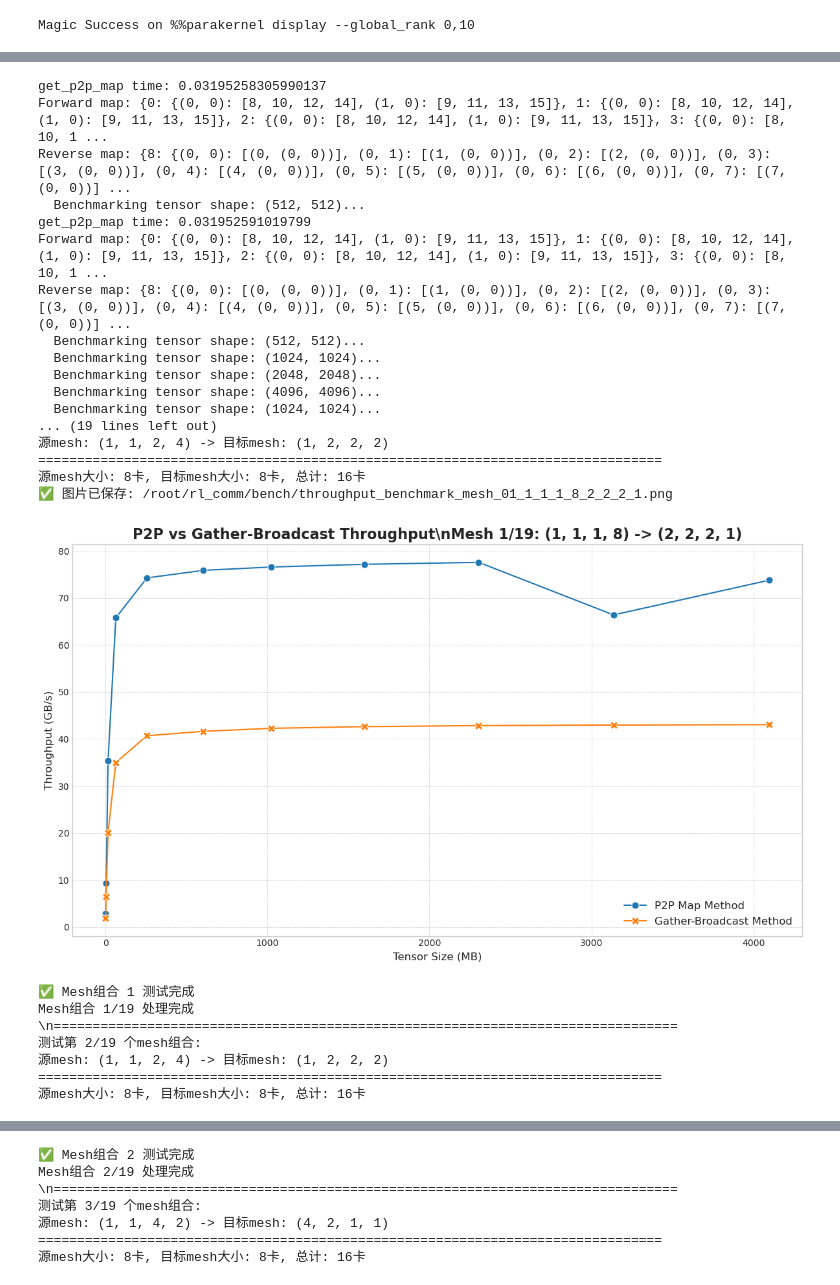
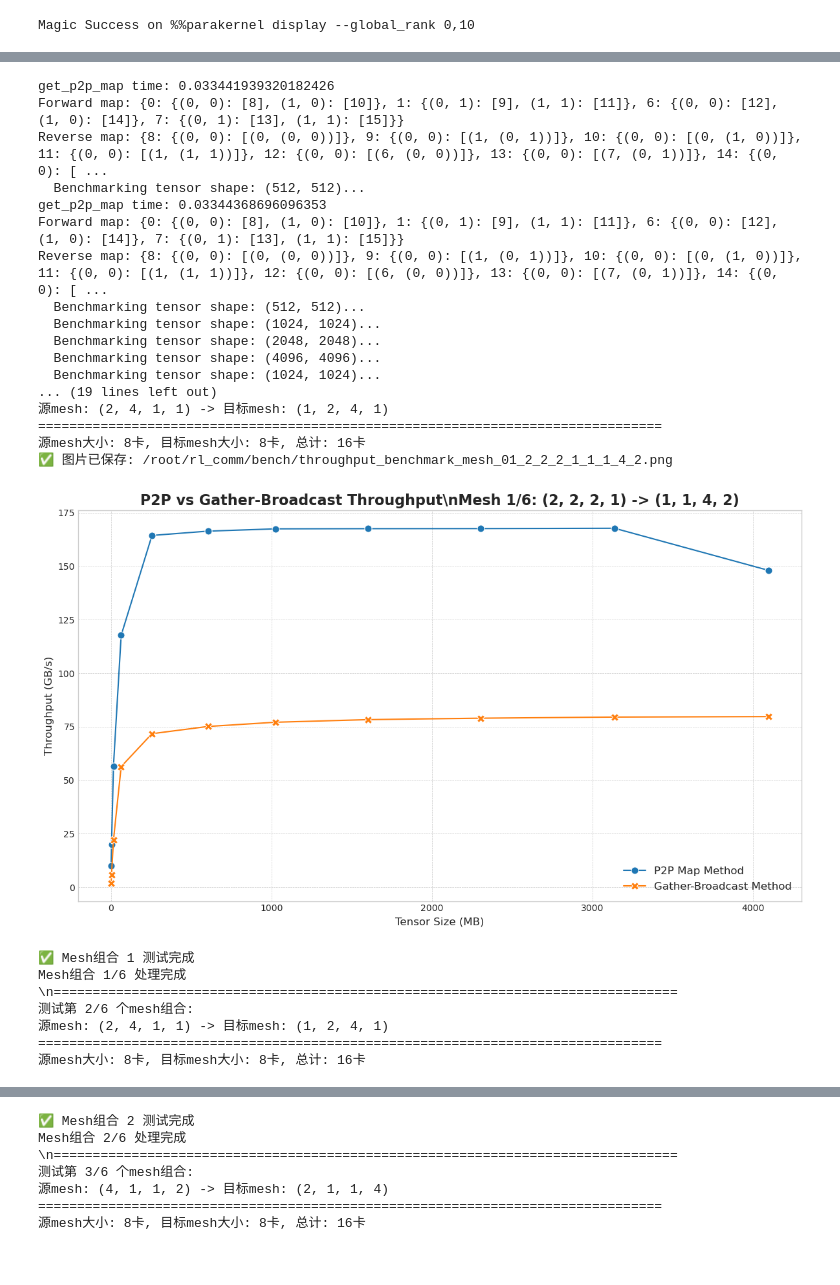
Before and after one commit to cmriat/Etha, a Jupyter notebook: bench/benchmark.ipynb, the cells around one changed output, grey strips where cells are left out. Saved outputs shown, nothing was run; the diff lists cells and outputs as text; code cells hidden in the pictures.

```diff
--- a/bench/benchmark.ipynb
+++ b/bench/benchmark.ipynb
@@ -70,19 +70,19 @@ tensor_shapes = [
 # 混合不同的source和target组合
 mesh_combinations = [
     # 8+8=16的不同组合
-    ((1, 1, 1, 8), (2, 2, 2, 1)),  # 线性 vs 紧凑
-    ((1, 1, 2, 4), (1, 2, 2, 2)),  # 中等 vs 平衡
-    ((1, 1, 4, 2), (4, 2, 1, 1)),  # 宽 vs 高
-    ((1, 2, 1, 4), (1, 4, 2, 1)),  # 不同维度分布
-    ((1, 2, 2, 2), (2, 1, 4, 1)),  # 平衡 vs 长条
-    ((1, 2, 4, 1), (8, 1, 1, 1)),  # 扁平 vs 线性
-    ((1, 4, 1, 2), (1, 1, 8, 1)),  # 中等 vs 单维
-    ((1, 4, 2, 1), (1, 8, 1, 1)),  # 宽 vs 深
-    ((1, 8, 1, 1), (2, 2, 1, 2)),  # 单维 vs 分布
-    ((2, 1, 1, 4), (1, 1, 2, 4)),  # 长 vs 宽
-    ((2, 1, 2, 2), (1, 2, 1, 4)),  # 方形 vs 线性
-    ((2, 1, 4, 1), (4, 1, 2, 1)),  # 条状 vs 条状
-    ((2, 2, 1, 2), (1, 4, 1, 2)),  # 原始 vs 变形
+    # ((1, 1, 1, 8), (2, 2, 2, 1)),  # 线性 vs 紧凑
+    # ((1, 1, 2, 4), (1, 2, 2, 2)),  # 中等 vs 平衡
+    # ((1, 1, 4, 2), (4, 2, 1, 1)),  # 宽 vs 高
+    # ((1, 2, 1, 4), (1, 4, 2, 1)),  # 不同维度分布
+    # ((1, 2, 2, 2), (2, 1, 4, 1)),  # 平衡 vs 长条
+    # ((1, 2, 4, 1), (8, 1, 1, 1)),  # 扁平 vs 线性
+    # ((1, 4, 1, 2), (1, 1, 8, 1)),  # 中等 vs 单维
+    # ((1, 4, 2, 1), (1, 8, 1, 1)),  # 宽 vs 深
+    # ((1, 8, 1, 1), (2, 2, 1, 2)),  # 单维 vs 分布
+    # ((2, 1, 1, 4), (1, 1, 2, 4)),  # 长 vs 宽
+    # ((2, 1, 2, 2), (1, 2, 1, 4)),  # 方形 vs 线性
+    # ((2, 1, 4, 1), (4, 1, 2, 1)),  # 条状 vs 条状
+    # ((2, 2, 1, 2), (1, 4, 1, 2)),  # 原始 vs 变形
     ((2, 2, 2, 1), (1, 1, 4, 2)),  # 立方 vs 扁平
     ((2, 4, 1, 1), (1, 2, 4, 1)),  # 矩形不同方向
     ((4, 1, 1, 2), (2, 1, 1, 4)),  # 对称变换
@@ -135,9 +135,6 @@ for mesh_idx, (source_mesh_shape, target_mesh_shape) in enumerate(mesh_combinati
         source_specs,
         current_target_mesh,
         target_specs,
-        rank,
-        source_world_size,
-        target_world_size,
         device,
     )
     map_time = (time.perf_counter() - start_time) / profile_iter
@@ -166,7 +163,6 @@ for mesh_idx, (source_mesh_shape, target_mesh_shape) in enumerate(mesh_combinati
         dist.barrier(device_ids=[local_rank])
         for _ in range(warmup_iter):
             p2p_result = p2p_communicate(
-                rank,
                 forward_map,
                 reverse_map,
                 source_dist_tensor,
@@ -183,7 +179,6 @@ for mesh_idx, (source_mesh_shape, target_mesh_shape) in enumerate(mesh_combinati
         start_time = time.perf_counter()
         for _ in range(profile_iter):
             p2p_communicate(
-                rank,
                 forward_map,
                 reverse_map,
                 source_dist_tensor,
@@ -203,7 +198,6 @@ for mesh_idx, (source_mesh_shape, target_mesh_shape) in enumerate(mesh_combinati
         dist.barrier(device_ids=[local_rank])
         for _ in range(warmup_iter):
             bc_result = gather_broadcast_communicate(
-                rank,
                 current_target_mesh,
                 target_specs,
                 source_dist_tensor,
@@ -220,7 +214,6 @@ for mesh_idx, (source_mesh_shape, target_mesh_shape) in enumerate(mesh_combinati
         start_time = time.perf_counter()
         for _ in range(profile_iter):
             gather_broadcast_communicate(
-                rank,
                 current_target_mesh,
                 target_specs,
                 source_dist_tensor,
@@ -317,27 +310,27 @@ if rank == 0:
 ================================================================================
 源mesh大小: 8卡, 目标mesh大小: 8卡, 总计: 16卡
-get_p2p_map time: 0.03195258305990137
-Forward map: {0: {(0, 0): [8, 10, 12, 14], (1, 0): [9, 11, 13, 15]}, 1: {(0, 0): [8, 10, 12, 14], (1, 0): [9, 11, 13, 15]}, 2: {(0, 0): [8, 10, 12, 14], (1, 0): [9, 11, 13, 15]}, 3: {(0, 0): [8, 10, 1 ...
-Reverse map: {8: {(0, 0): [(0, (0, 0))], (0, 1): [(1, (0, 0))], (0, 2): [(2, (0, 0))], (0, 3): [(3, (0, 0))], (0, 4): [(4, (0, 0))], (0, 5): [(5, (0, 0))], (0, 6): [(6, (0, 0))], (0, 7): [(7, (0, 0))] ...
+get_p2p_map time: 0.033441939320182426
+Forward map: {0: {(0, 0): [8], (1, 0): [10]}, 1: {(0, 1): [9], (1, 1): [11]}, 6: {(0, 0): [12], (1, 0): [14]}, 7: {(0, 1): [13], (1, 1): [15]}}
+Reverse map: {8: {(0, 0): [(0, (0, 0))]}, 9: {(0, 0): [(1, (0, 1))]}, 10: {(0, 0): [(0, (1, 0))]}, 11: {(0, 0): [(1, (1, 1))]}, 12: {(0, 0): [(6, (0, 0))]}, 13: {(0, 0): [(7, (0, 1))]}, 14: {(0, 0): [ ...
   Benchmarking tensor shape: (512, 512)...
-get_p2p_map time: 0.031952591019799
-Forward map: {0: {(0, 0): [8, 10, 12, 14], (1, 0): [9, 11, 13, 15]}, 1: {(0, 0): [8, 10, 12, 14], (1, 0): [9, 11, 13, 15]}, 2: {(0, 0): [8, 10, 12, 14], (1, 0): [9, 11, 13, 15]}, 3: {(0, 0): [8, 10, 1 ...
-Reverse map: {8: {(0, 0): [(0, (0, 0))], (0, 1): [(1, (0, 0))], (0, 2): [(2, (0, 0))], (0, 3): [(3, (0, 0))], (0, 4): [(4, (0, 0))], (0, 5): [(5, (0, 0))], (0, 6): [(6, (0, 0))], (0, 7): [(7, (0, 0))] ...
+get_p2p_map time: 0.03344368696096353
+Forward map: {0: {(0, 0): [8], (1, 0): [10]}, 1: {(0, 1): [9], (1, 1): [11]}, 6: {(0, 0): [12], (1, 0): [14]}, 7: {(0, 1): [13], (1, 1): [15]}}
+Reverse map: {8: {(0, 0): [(0, (0, 0))]}, 9: {(0, 0): [(1, (0, 1))]}, 10: {(0, 0): [(0, (1, 0))]}, 11: {(0, 0): [(1, (1, 1))]}, 12: {(0, 0): [(6, (0, 0))]}, 13: {(0, 0): [(7, (0, 1))]}, 14: {(0, 0): [ ...
   Benchmarking tensor shape: (512, 512)...
   Benchmarking tensor shape: (1024, 1024)...
   Benchmarking tensor shape: (2048, 2048)...
   Benchmarking tensor shape: (4096, 4096)...
   Benchmarking tensor shape: (1024, 1024)...
 ... (19 lines left out)
-源mesh: (1, 1, 2, 4) -> 目标mesh: (1, 2, 2, 2)
+源mesh: (2, 4, 1, 1) -> 目标mesh: (1, 2, 4, 1)
 ================================================================================
 源mesh大小: 8卡, 目标mesh大小: 8卡, 总计: 16卡
-✅ 图片已保存: /root/rl_comm/bench/throughput_benchmark_mesh_01_1_1_1_8_2_2_2_1.png
+✅ 图片已保存: /root/rl_comm/bench/throughput_benchmark_mesh_01_2_2_2_1_1_1_4_2.png
-[figure, old version]
+[figure, new version]
 ✅ Mesh组合 1 测试完成
-Mesh组合 1/19 处理完成
+Mesh组合 1/6 处理完成
 \n================================================================================
-测试第 2/19 个mesh组合:
-源mesh: (1, 1, 2, 4) -> 目标mesh: (1, 2, 2, 2)
+测试第 2/6 个mesh组合:
+源mesh: (2, 4, 1, 1) -> 目标mesh: (1, 2, 4, 1)
 ================================================================================
 源mesh大小: 8卡, 目标mesh大小: 8卡, 总计: 16卡
@@ -362,7 +355,7 @@ Reverse map: {8: {(0, 0): [(0, (0, 0))], (0, 1): [(1, (0, 0))]}, 9: {(0, 0): [(2
 ✅ Mesh组合 2 测试完成
-Mesh组合 2/19 处理完成
+Mesh组合 2/6 处理完成
 \n================================================================================
-测试第 3/19 个mesh组合:
-源mesh: (1, 1, 4, 2) -> 目标mesh: (4, 2, 1, 1)
+测试第 3/6 个mesh组合:
+源mesh: (4, 1, 1, 2) -> 目标mesh: (2, 1, 1, 4)
 ================================================================================
 源mesh大小: 8卡, 目标mesh大小: 8卡, 总计: 16卡
```
Also changed, not shown: parts of 2 cells of this notebook, 24 other files.
